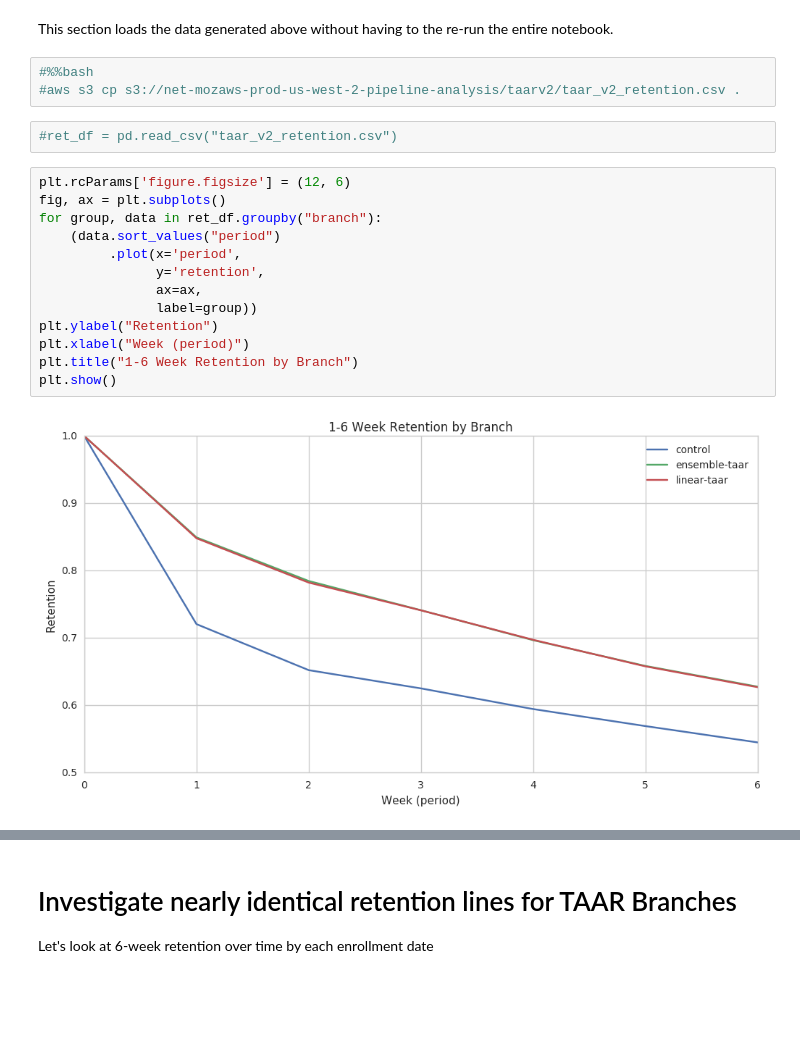
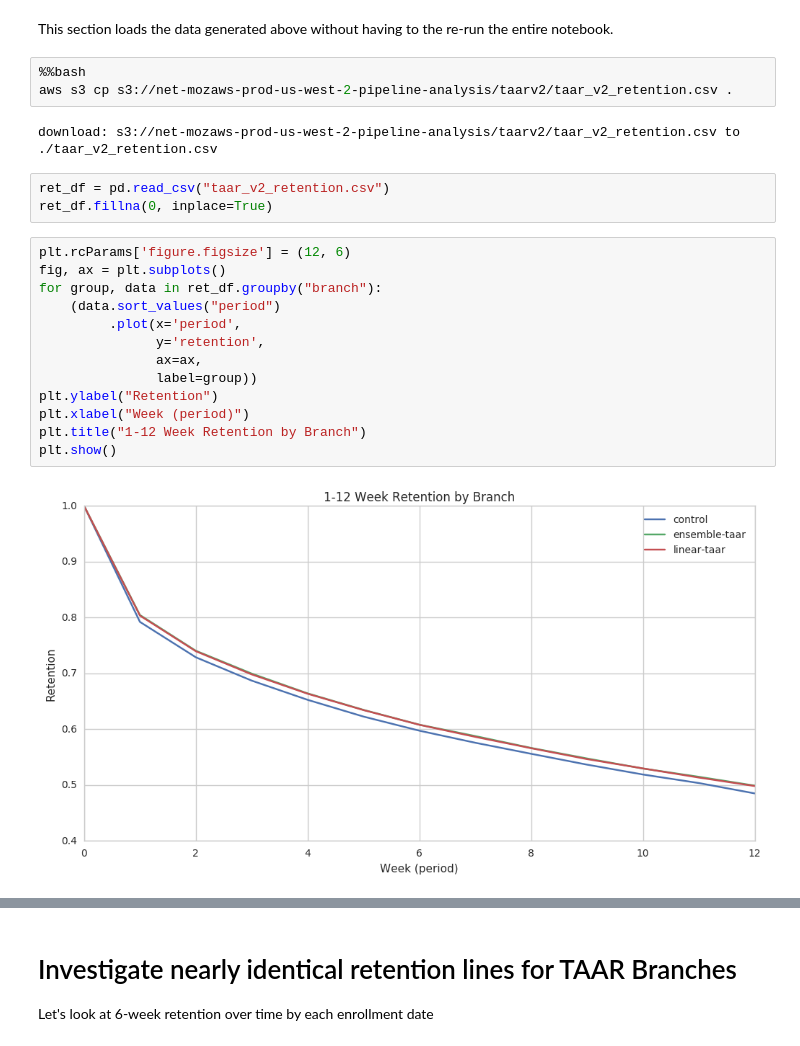
Before and after one commit to mozilla/taar, a Jupyter notebook: analysis/TAARExperimentV2Retention.ipynb, the cells around one changed output, grey strips where cells are left out. Cells and saved outputs as stored; diff of their text form; blank space fills up the shorter version.

Commit message:
Report retention results

```diff
--- a/analysis/TAARExperimentV2Retention.ipynb
+++ b/analysis/TAARExperimentV2Retention.ipynb
@@ -181,23 +193,26 @@ Write to s3 since this job is quite expensive and should only be run once.
 # %% [markdown]
 This section loads the data generated above without having to the re-run the entire notebook.
 # %%
-#%%bash
-#aws s3 cp s3://net-mozaws-prod-us-west-2-pipeline-analysis/taarv2/taar_v2_retention.csv .
+%%bash
+aws s3 cp s3://net-mozaws-prod-us-west-2-pipeline-analysis/taarv2/taar_v2_retention.csv .
+# %% [output]
+download: s3://net-mozaws-prod-us-west-2-pipeline-analysis/taarv2/taar_v2_retention.csv to ./taar_v2_retention.csv
 # %%
-#ret_df = pd.read_csv("taar_v2_retention.csv")
+ret_df = pd.read_csv("taar_v2_retention.csv")
+ret_df.fillna(0, inplace=True)
 # %%
 plt.rcParams['figure.figsize'] = (12, 6)
 fig, ax = plt.subplots()
 for group, data in ret_df.groupby("branch"):
     (data.sort_values("period")
          .plot(x='period',
                y='retention',
                ax=ax,
                label=group))
 plt.ylabel("Retention")
 plt.xlabel("Week (period)")
-plt.title("1-6 Week Retention by Branch")
+plt.title("1-12 Week Retention by Branch")
 plt.show()
 # %% [output]
-[figure, old version]
+[figure, new version]
 # %%
```
Also changed, not shown: parts of 28 cells of this notebook.
